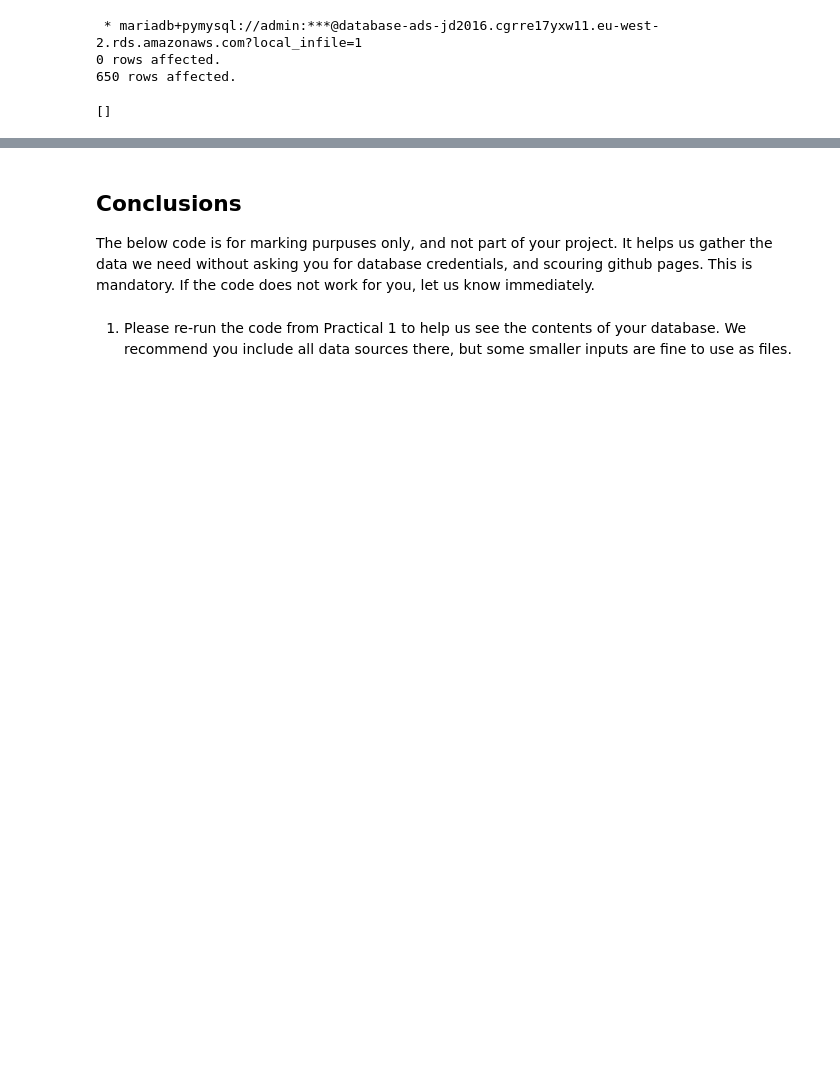
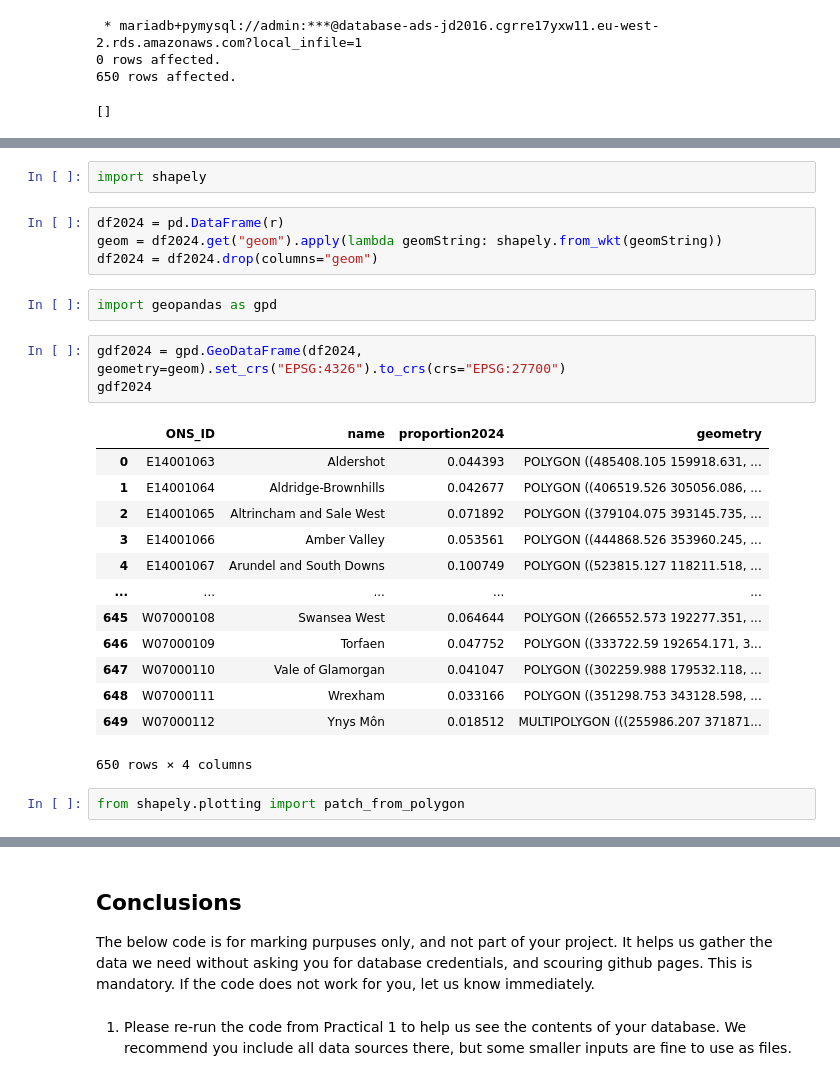
Before and after one commit to JDS289/jd2016_ads_2024, a Jupyter notebook: ads_course_assessment.ipynb, the cells around one changed output, grey strips where cells are left out. Saved outputs shown, nothing was run; the diff lists cells and outputs as text; blank space fills up the shorter version.

```diff
--- a/ads_course_assessment.ipynb
+++ b/ads_course_assessment.ipynb
@@ -870,0 +874,27 @@ FIELDS TERMINATED BY ',' LINES TERMINATED BY '\n' IGNORE 1 ROWS;"""
+# %%
+import shapely
+# %%
+df2024 = pd.DataFrame(r)
+geom = df2024.get("geom").apply(lambda geomString: shapely.from_wkt(geomString))
+df2024 = df2024.drop(columns="geom")
+# %%
+import geopandas as gpd
+# %%
+gdf2024 = gpd.GeoDataFrame(df2024, geometry=geom).set_crs("EPSG:4326").to_crs(crs="EPSG:27700")
+gdf2024
+# %% [output]
+|  | ONS_ID | name | proportion2024 | geometry |
+| 0 | E14001063 | Aldershot | 0.044393 | POLYGON ((485408.105 159918.631, ... |
+| 1 | E14001064 | Aldridge-Brownhills | 0.042677 | POLYGON ((406519.526 305056.086, ... |
+| 2 | E14001065 | Altrincham and Sale West | 0.071892 | POLYGON ((379104.075 393145.735, ... |
+| 3 | E14001066 | Amber Valley | 0.053561 | POLYGON ((444868.526 353960.245, ... |
+| 4 | E14001067 | Arundel and South Downs | 0.100749 | POLYGON ((523815.127 118211.518, ... |
+| ... | ... | ... | ... | ... |
+| 645 | W07000108 | Swansea West | 0.064644 | POLYGON ((266552.573 192277.351, ... |
+| 646 | W07000109 | Torfaen | 0.047752 | POLYGON ((333722.59 192654.171, 3... |
+| 647 | W07000110 | Vale of Glamorgan | 0.041047 | POLYGON ((302259.988 179532.118, ... |
+| 648 | W07000111 | Wrexham | 0.033166 | POLYGON ((351298.753 343128.598, ... |
+| 649 | W07000112 | Ynys Môn | 0.018512 | MULTIPOLYGON (((255986.207 371871... |
+650 rows × 4 columns
+# %%
+from shapely.plotting import patch_from_polygon
```
Also changed, not shown: parts of 6 cells of this notebook.
